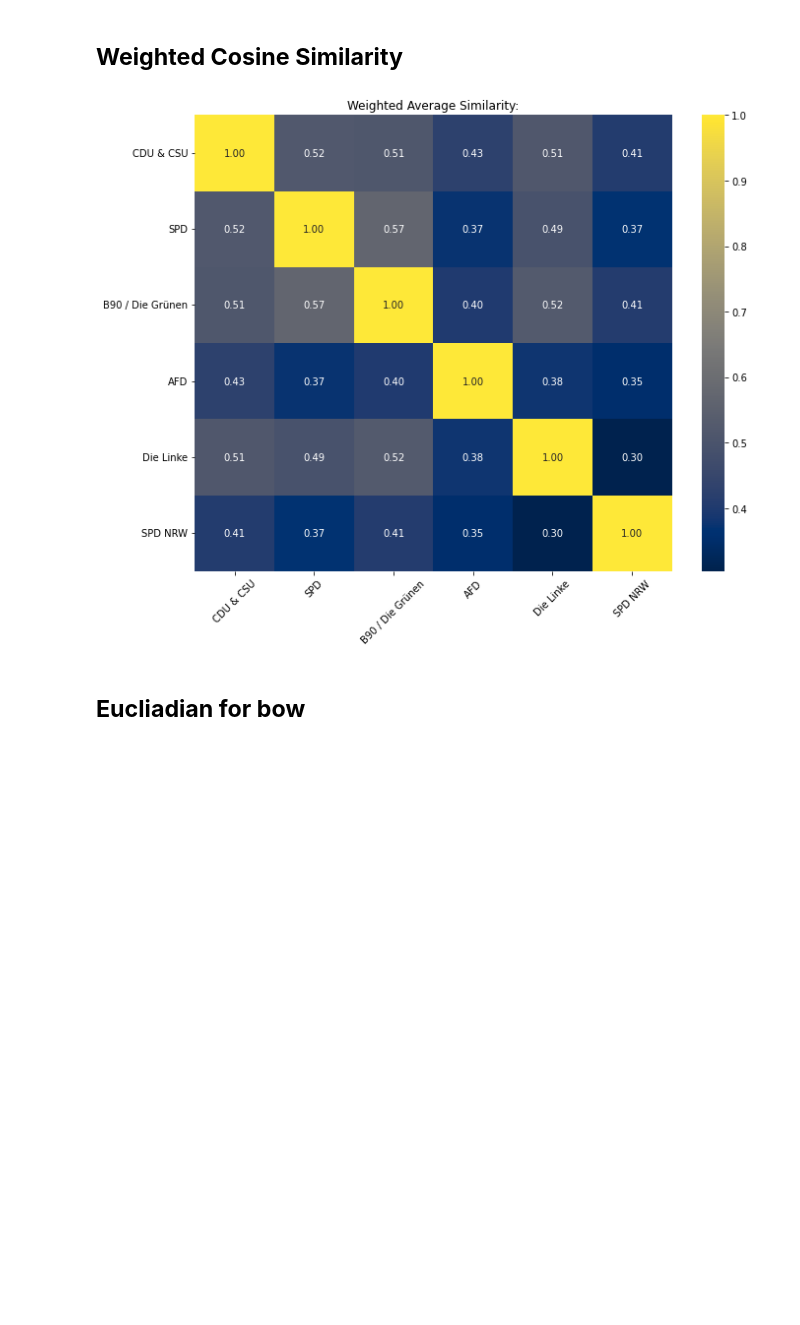
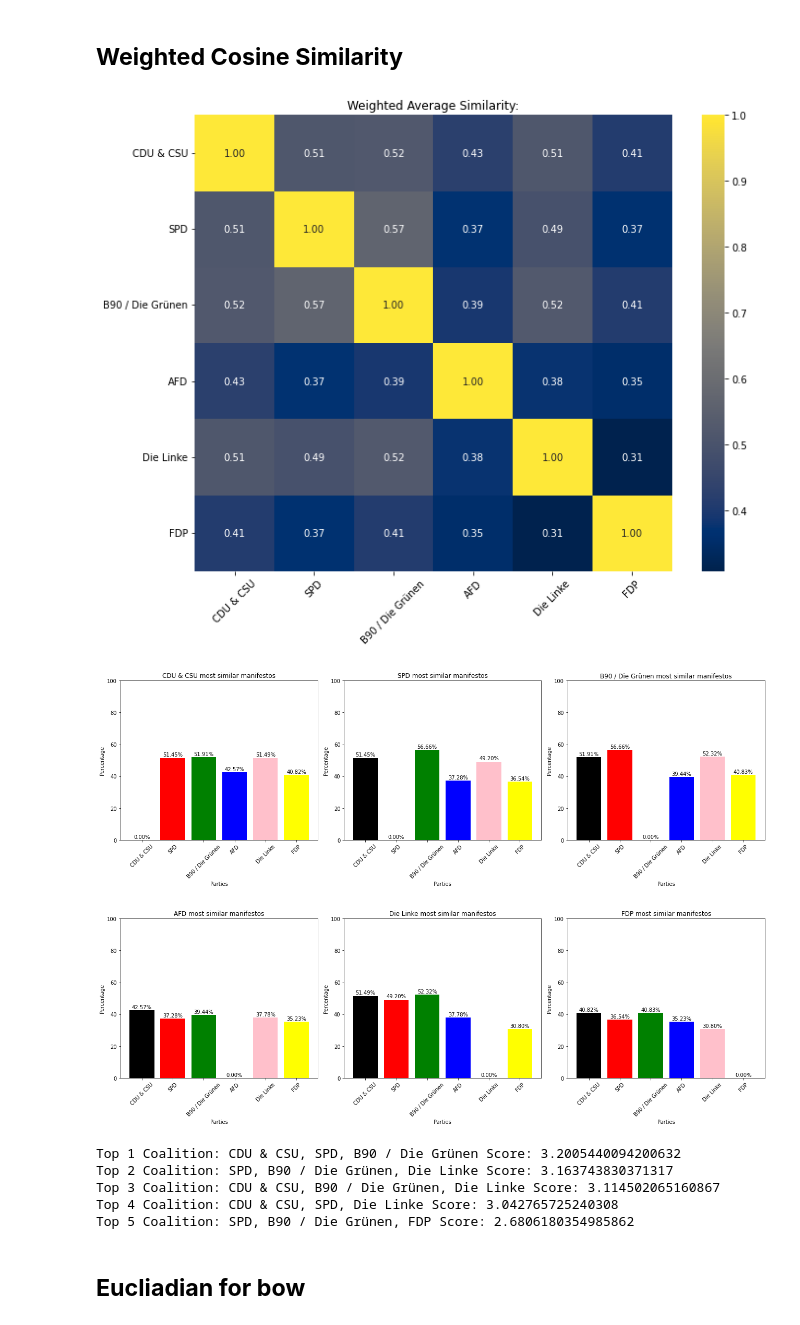
Before and after one commit to nklsdhbw/election-manifestos-analysis, a Jupyter notebook: similarities/similarities.ipynb, the cells around one changed output. Drawn from its saved outputs; the diff is of its cells as text; code cells hidden in the pictures; blank space fills up the shorter version.

Commit message:
added similarity score  graphics & transformer model

```diff
--- a/similarities/similarities.ipynb
+++ b/similarities/similarities.ipynb
@@ -89,7 +93,7 @@ party_names = [
     "B90 / Die Grünen",
     "AFD",
     "Die Linke",
-    "SPD NRW"
+    "FDP"
 ]
 # %% [markdown]
 # **Preprocessing**
@@ -381,25 +429,36 @@ viz_sim(doc2vec_similarity_index, 'Cosine Similarity (Doc2Vec Representation):')
 # %%
 weights = [0.33, 0.33, 0.33]
 
 # Konvertiere die MatrixSimilarity-Objekte in NumPy-Arrays
 bow_similarity_array = np.array(list(bow_similarity_index))
 tfidf_similarity_array = np.array(list(tfidf_similarity_index))
 doc2vec_similarity_array = np.array(list(doc2vec_similarity_index))
 
 # Berechne gewichteten Durchschnitt der Ähnlichkeitsindizes
 weighted_similarity = (weights[0] * bow_similarity_array + weights[1] * tfidf_similarity_array + weights[2] * doc2vec_similarity_array) / np.sum(weights)
 
 df = pd.DataFrame(weighted_similarity, columns=party_names, index=party_names)
 
 plt.figure(figsize=(10, 8))
 sns.heatmap(df, annot=True, cmap='cividis', fmt='.2f')
 plt.title('Weighted Average Similarity:')
 plt.xticks(rotation=45)
 plt.yticks(rotation=0)
 plt.tight_layout()
 plt.show()
+
+viz_party_to_others(weighted_similarity)
+
+top_coalitions(weighted_similarity)
 # %% [output]
-[figure, old version]
+[figure, new version]
+[figure, added]
+[figure, added]
+Top 1 Coalition: CDU & CSU, SPD, B90 / Die Grünen Score: 3.2005440094200632
+Top 2 Coalition: SPD, B90 / Die Grünen, Die Linke Score: 3.163743830371317
+Top 3 Coalition: CDU & CSU, B90 / Die Grünen, Die Linke Score: 3.114502065160867
+Top 4 Coalition: CDU & CSU, SPD, Die Linke Score: 3.042765725240308
+Top 5 Coalition: SPD, B90 / Die Grünen, FDP Score: 2.6806180354985862
 # %% [markdown]
 ## **Eucliadian for bow**
 # %%
```
Also changed, not shown: parts of 16 cells of this notebook.
